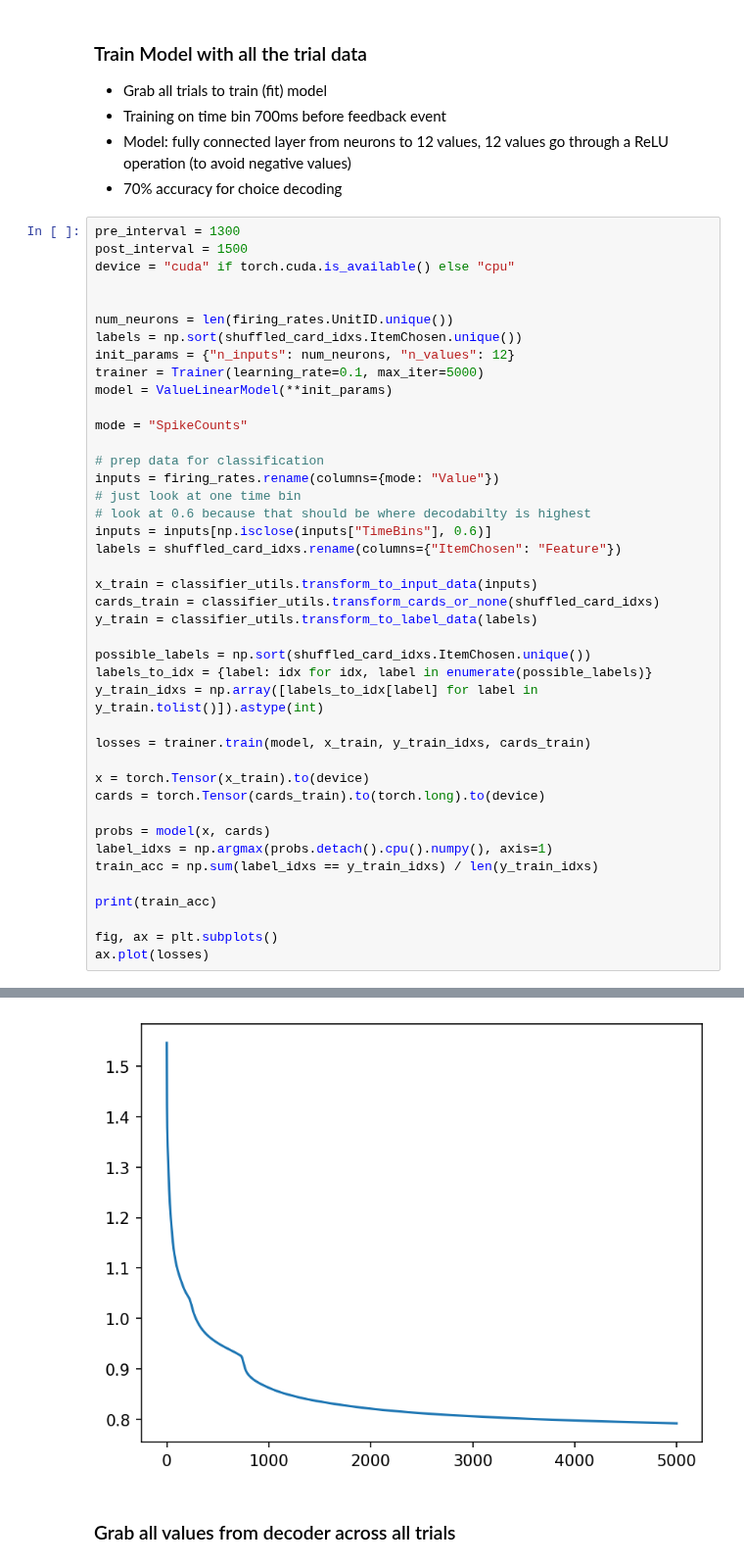
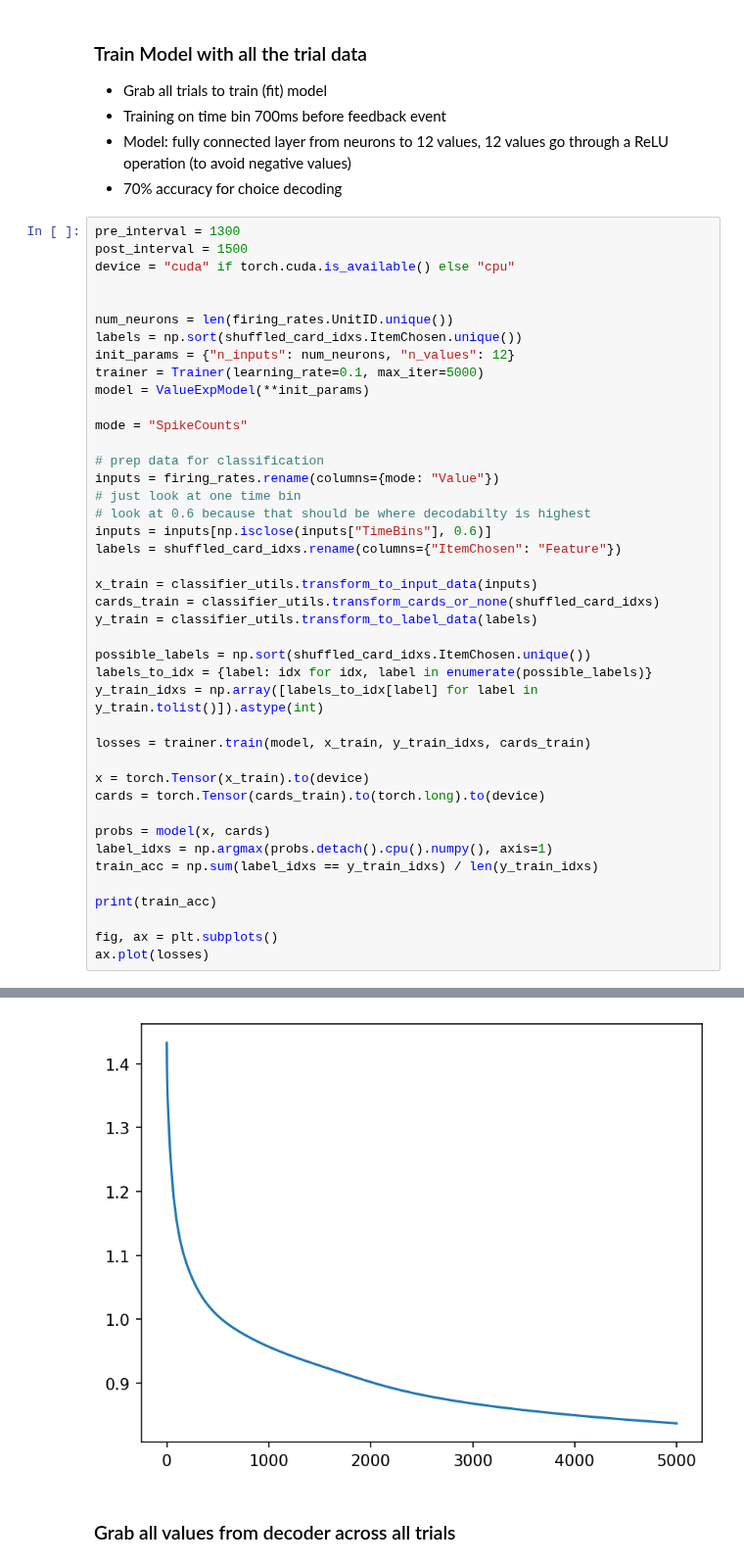
Before and after one commit to pqz317/wcst_decode, a Jupyter notebook: notebooks/value_model_value_analysis.ipynb, the cells around one changed output, grey strips where cells are left out. Shown at 98% size. Cells and saved outputs as stored; diff of their text form.

Commit message:
exp value model

```diff
--- a/notebooks/value_model_value_analysis.ipynb
+++ b/notebooks/value_model_value_analysis.ipynb
@@ -82,7 +85,7 @@ num_neurons = len(firing_rates.UnitID.unique())
 labels = np.sort(shuffled_card_idxs.ItemChosen.unique())
 init_params = {"n_inputs": num_neurons, "n_values": 12}
 trainer = Trainer(learning_rate=0.1, max_iter=5000)
-model = ValueLinearModel(**init_params)
+model = ValueExpModel(**init_params)
 
 mode = "SpikeCounts"
 
@@ -119,5 +122,5 @@ ax.plot(losses)
 [<matplotlib.lines.Line2D at 0x...>]
-[figure, old version]
+[figure, new version]
 # %% [markdown]
 ### Grab all values from decoder across all trials
 # %%
```
Also changed, not shown: parts of 4 cells of this notebook, 2 other files.
